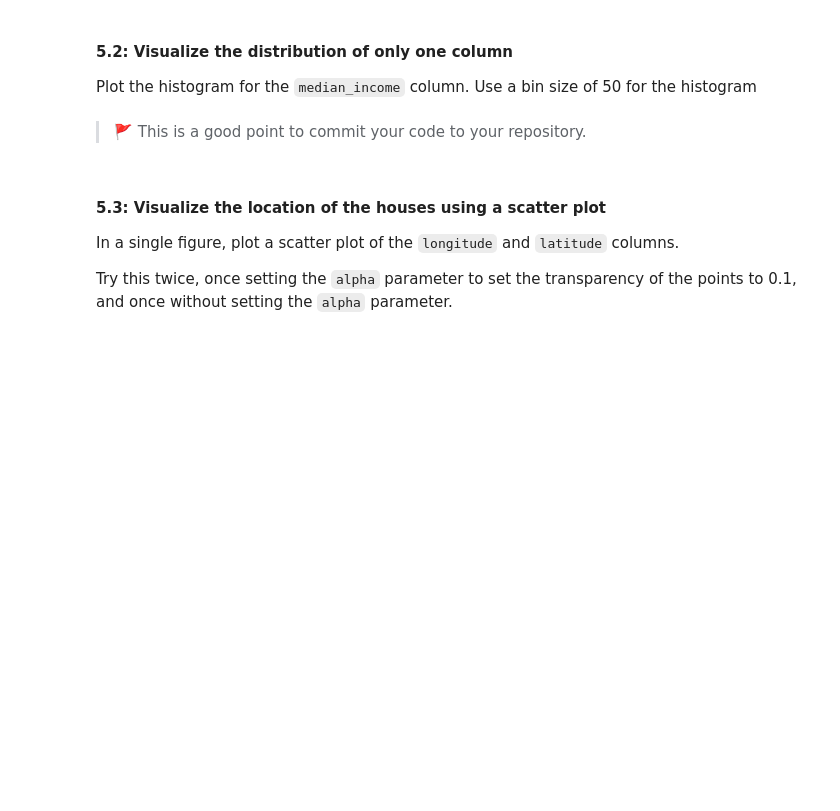
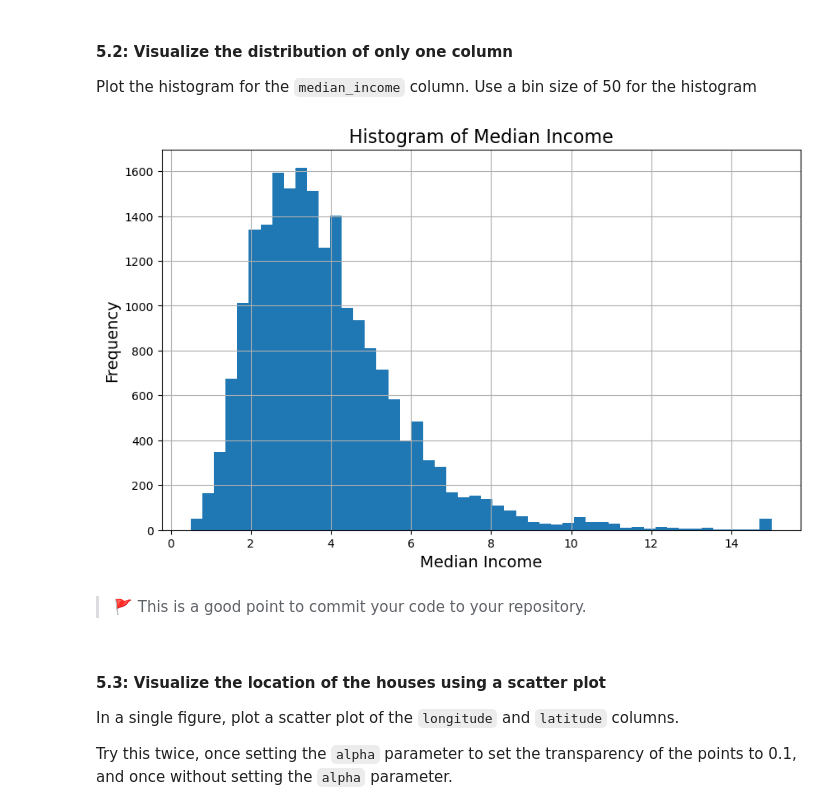
Before and after one commit to advaitparab/eda-assignment-advaitparab, a Jupyter notebook: notebook.ipynb, the cells around one changed output. Saved outputs shown, nothing was run; the diff lists cells and outputs as text; code cells hidden in the pictures; blank space fills up the shorter version.

```diff
--- a/notebook.ipynb
+++ b/notebook.ipynb
@@ -123,3 +221,12 @@ Plot the histogram for the `median_income` column. Use a bin size of 50 for the
+# %%
+# 💻 plot a histogram of only the median_income
+housing['median_income'].hist(bins=50, figsize=(10, 6))
+plt.title("Histogram of Median Income", fontsize=16)
+plt.xlabel("Median Income", fontsize=14)
+plt.ylabel("Frequency", fontsize=14)
+plt.show()
+# %% [output]
+[figure, added]
 # %% [markdown]
 > 🚩 This is a good point to commit your code to your repository.
 # %% [markdown]
```
Also changed, not shown: parts of 44 cells of this notebook.
